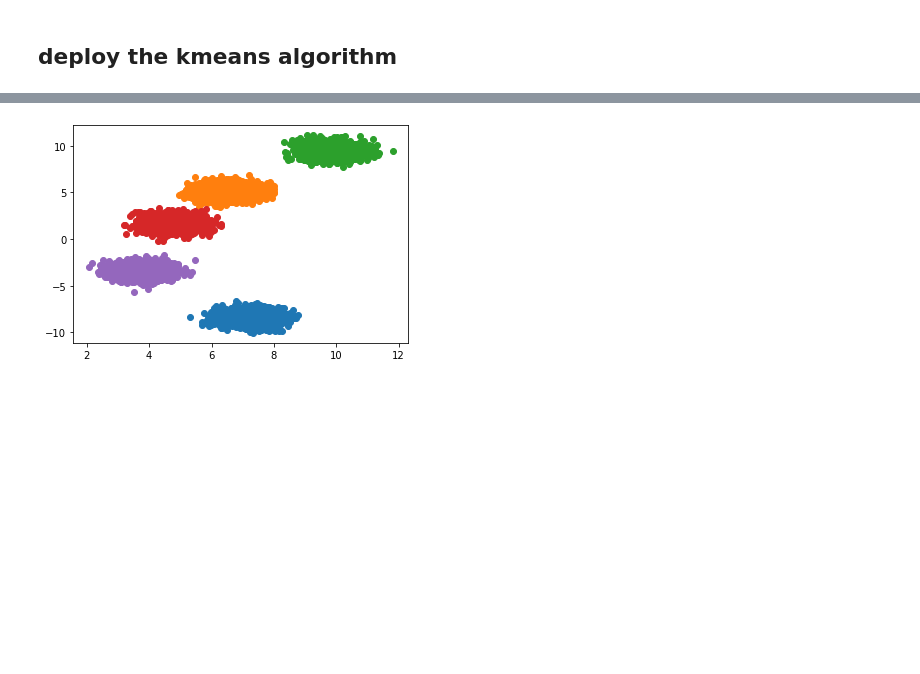
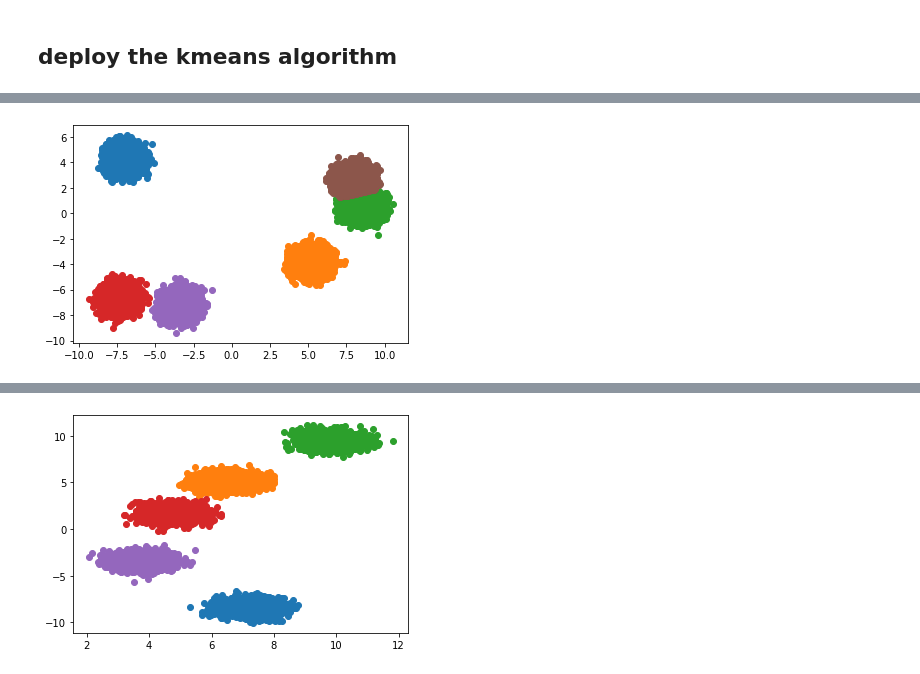
Before and after one commit to anthonycyy/kmeans_cluster, a Jupyter notebook: kmeans.ipynb, the cells around one changed output, grey strips where cells are left out. Drawn from its saved outputs; the diff is of its cells as text; code cells hidden in the pictures; blank space fills up the shorter version.

```diff
--- a/kmeans.ipynb
+++ b/kmeans.ipynb
@@ -107,0 +108,7 @@ plot_kmeans_c(d)
+# %%
+num_clusters=6
+X, y = make_blobs(n_samples=60000, centers=num_clusters, cluster_std=0.5)
+d=kmeans_c_init(X,num_clusters)
+plot_kmeans_c(d)
+# %% [output]
+[figure, added]
```
Also changed, not shown: parts of 5 cells of this notebook.
